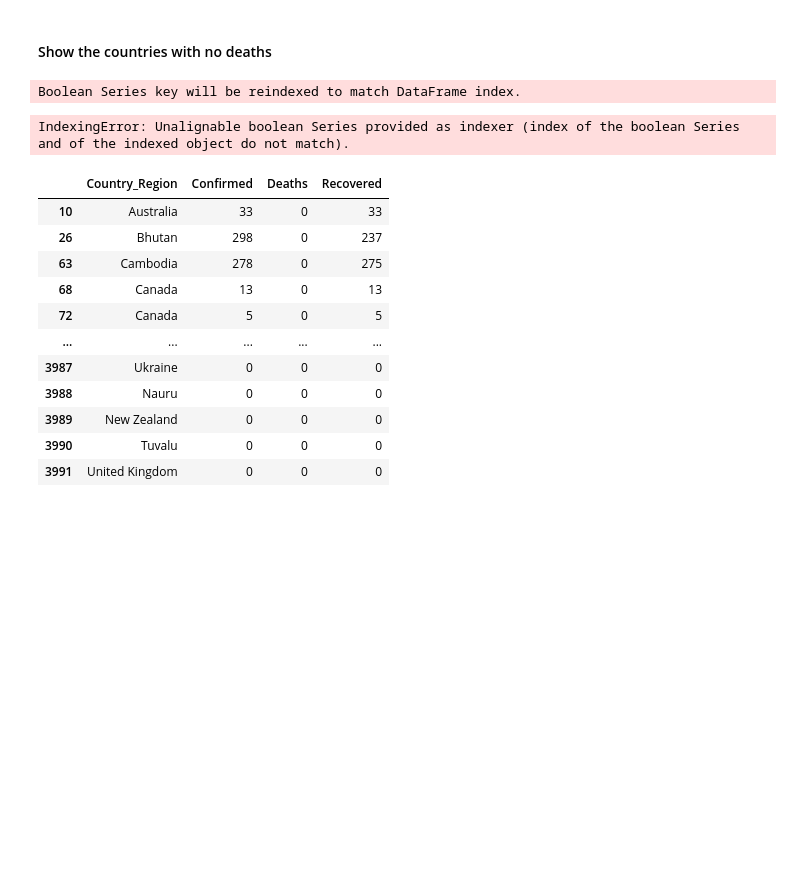
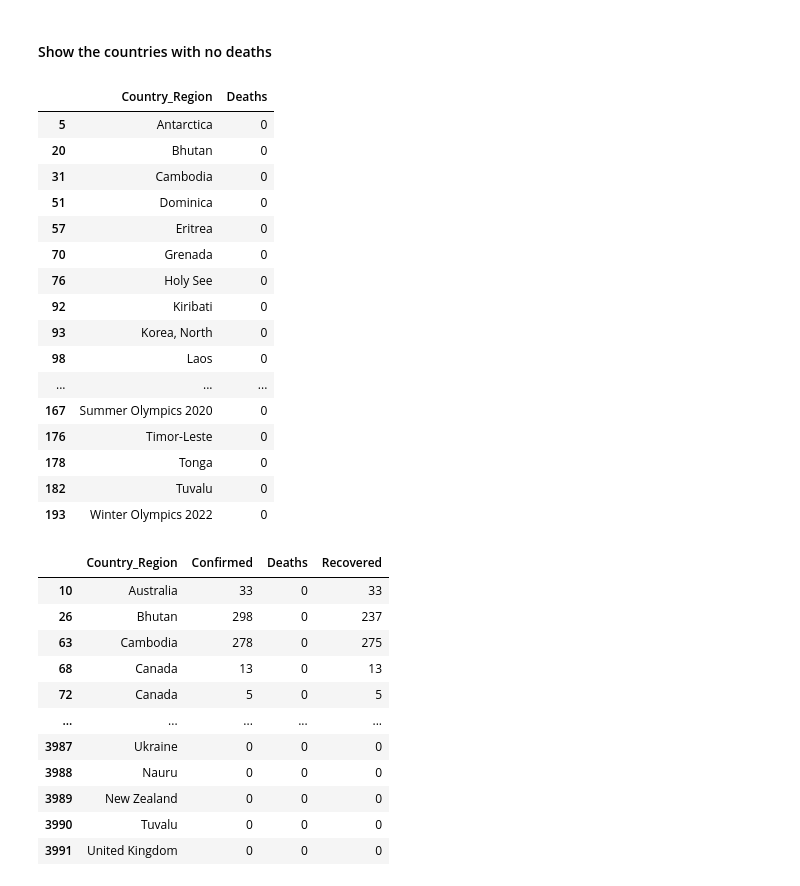
Before and after one commit to Michelleohi/COVID-19, a Jupyter notebook: Lecture_02_Pandas_Covid_Analysis_Questions.ipynb, the cells around one changed output. Saved outputs shown, nothing was run; the diff lists cells and outputs as text; code cells hidden in the pictures; blank space fills up the shorter version.

```diff
--- a/Lecture_02_Pandas_Covid_Analysis_Questions.ipynb
+++ b/Lecture_02_Pandas_Covid_Analysis_Questions.ipynb
@@ -238,11 +238,26 @@ confirmed_ca[confirmed_ca['Confirmed']==0]
 # %% [markdown]
 #### Show the countries with no deaths
 # %%
-nodeaths_ca=data.groupby('Country_Region')['Deaths'].sum()
-deaths_ca[death_ca['Deaths']==0]
+nodeaths_ca=data.groupby('Country_Region',as_index=False)['Deaths'].sum()
+deaths_ca[deaths_ca['Deaths']==0]
 # %% [output]
-Boolean Series key will be reindexed to match DataFrame index.
-IndexingError: Unalignable boolean Series provided as indexer (index of the boolean Series and of the indexed object do not match).
+|  | Country_Region | Deaths |
+| 5 | Antarctica | 0 |
+| 20 | Bhutan | 0 |
+| 31 | Cambodia | 0 |
+| 51 | Dominica | 0 |
+| 57 | Eritrea | 0 |
+| 70 | Grenada | 0 |
+| 76 | Holy See | 0 |
+| 92 | Kiribati | 0 |
+| 93 | Korea, North | 0 |
+| 98 | Laos | 0 |
+| ... | ... | ... |
+| 167 | Summer Olympics 2020 | 0 |
+| 176 | Timor-Leste | 0 |
+| 178 | Tonga | 0 |
+| 182 | Tuvalu | 0 |
+| 193 | Winter Olympics 2022 | 0 |
 # %%
 nodeaths=data[data['Deaths']==0][['Country_Region','Confirmed','Deaths','Recovered']]
 nodeaths
```
Also changed, not shown: parts of 4 cells of this notebook.
